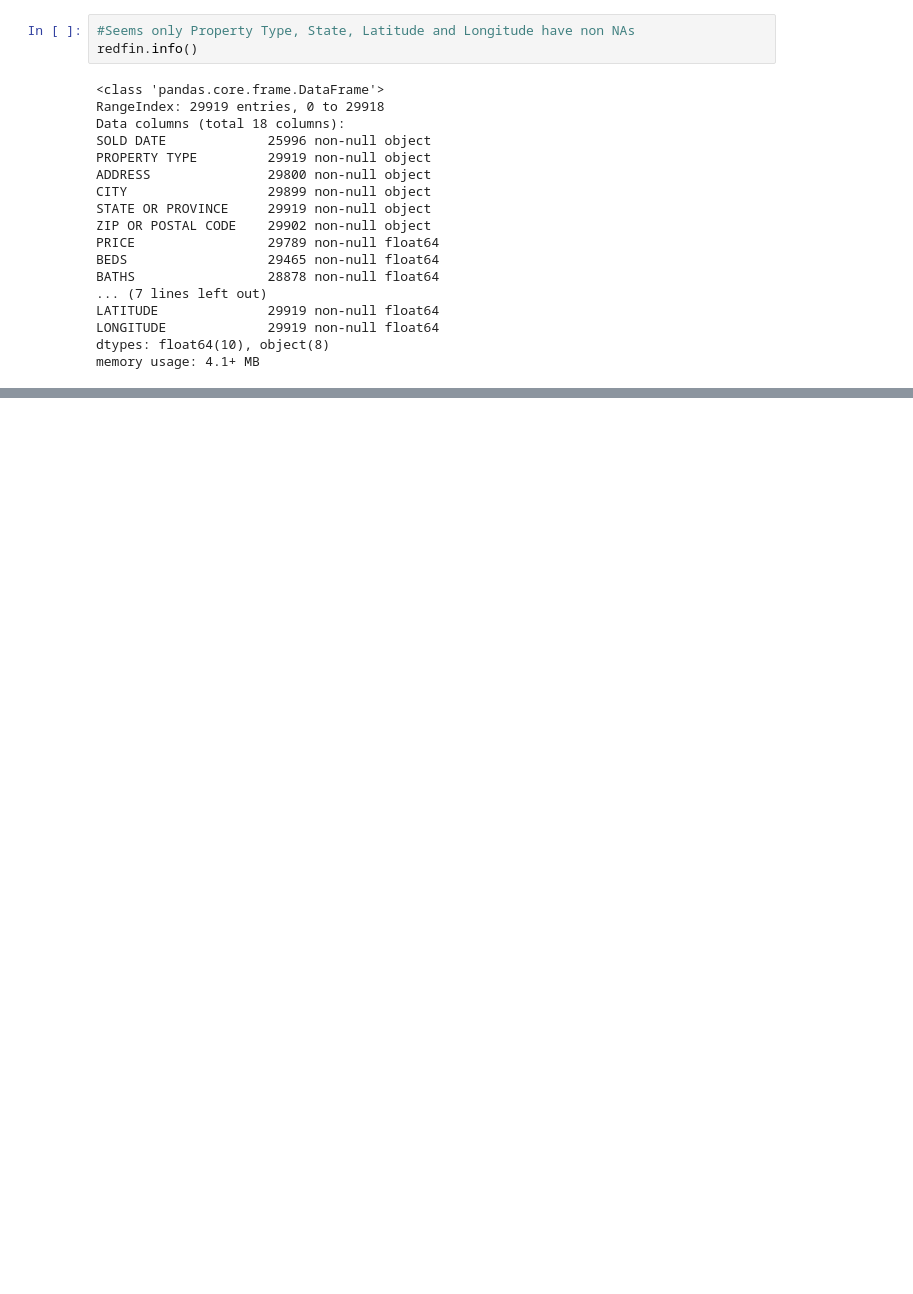
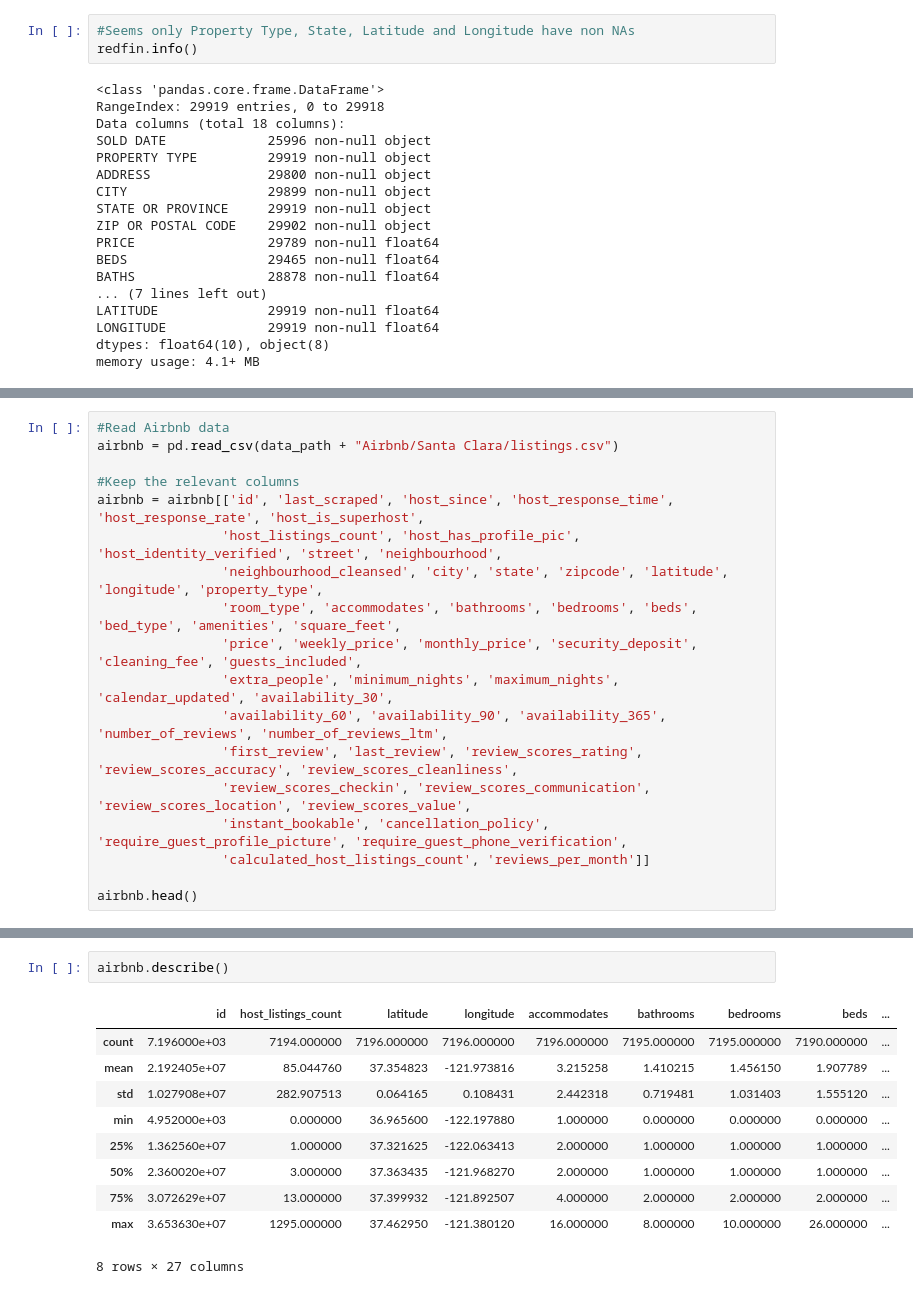
Before and after one commit to Armclimber/Projects, a Jupyter notebook: Data Wrangling.ipynb, the cells around one changed output, grey strips where cells are left out. Cells and saved outputs as stored; diff of their text form; blank space fills up the shorter version.

```diff
--- a/Data Wrangling.ipynb
+++ b/Data Wrangling.ipynb
@@ -69,0 +67,18 @@ airbnb = pd.read_csv(data_path + "Airbnb/Santa Clara/listings.csv")
+# %%
+#Read Airbnb data
+airbnb = pd.read_csv(data_path + "Airbnb/Santa Clara/listings.csv")
+
+#Keep the relevant columns
+airbnb = airbnb[['id', 'last_scraped', 'host_since', 'host_response_time', 'host_response_rate', 'host_is_superhost',
+                'host_listings_count', 'host_has_profile_pic', 'host_identity_verified', 'street', 'neighbourhood',
+                'neighbourhood_cleansed', 'city', 'state', 'zipcode', 'latitude', 'longitude', 'property_type',
+                'room_type', 'accommodates', 'bathrooms', 'bedrooms', 'beds', 'bed_type', 'amenities', 'square_feet',
+                'price', 'weekly_price', 'monthly_price', 'security_deposit', 'cleaning_fee', 'guests_included',
+                'extra_people', 'minimum_nights', 'maximum_nights', 'calendar_updated', 'availability_30',
+                'availability_60', 'availability_90', 'availability_365', 'number_of_reviews', 'number_of_reviews_ltm',
+                'first_review', 'last_review', 'review_scores_rating', 'review_scores_accuracy', 'review_scores_cleanliness',
+                'review_scores_checkin', 'review_scores_communication', 'review_scores_location', 'review_scores_value',
+                'instant_bookable', 'cancellation_policy', 'require_guest_profile_picture', 'require_guest_phone_verification',
+                'calculated_host_listings_count', 'reviews_per_month']]
+
+airbnb.head()
@@ -79,0 +113,13 @@ airbnb.head()
+# %%
+airbnb.describe()
+# %% [output]
+|  | id | host_listings_count | latitude | longitude | accommodates | bathrooms | bedrooms | beds | ... |
+| count | 7.196000e+03 | 7194.000000 | 7196.000000 | 7196.000000 | 7196.000000 | 7195.000000 | 7195.000000 | 7190.000000 | ... |
+| mean | 2.192405e+07 | 85.044760 | 37.354823 | -121.973816 | 3.215258 | 1.410215 | 1.456150 | 1.907789 | ... |
+| std | 1.027908e+07 | 282.907513 | 0.064165 | 0.108431 | 2.442318 | 0.719481 | 1.031403 | 1.555120 | ... |
+| min | 4.952000e+03 | 0.000000 | 36.965600 | -122.197880 | 1.000000 | 0.000000 | 0.000000 | 0.000000 | ... |
+| 25% | 1.362560e+07 | 1.000000 | 37.321625 | -122.063413 | 2.000000 | 1.000000 | 1.000000 | 1.000000 | ... |
+| 50% | 2.360020e+07 | 3.000000 | 37.363435 | -121.968270 | 2.000000 | 1.000000 | 1.000000 | 1.000000 | ... |
+| 75% | 3.072629e+07 | 13.000000 | 37.399932 | -121.892507 | 4.000000 | 2.000000 | 2.000000 | 2.000000 | ... |
+| max | 3.653630e+07 | 1295.000000 | 37.462950 | -121.380120 | 16.000000 | 8.000000 | 10.000000 | 26.000000 | ... |
+8 rows × 27 columns
```
Also changed, not shown: parts of 3 cells of this notebook.
